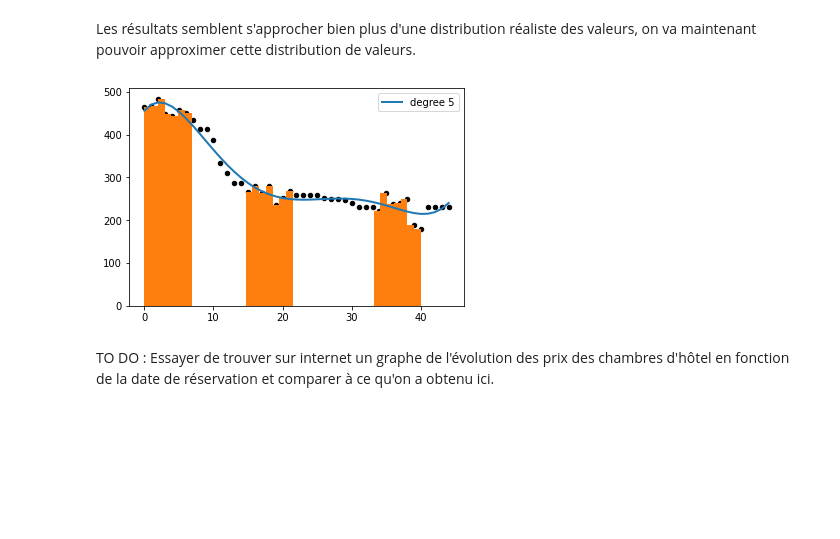
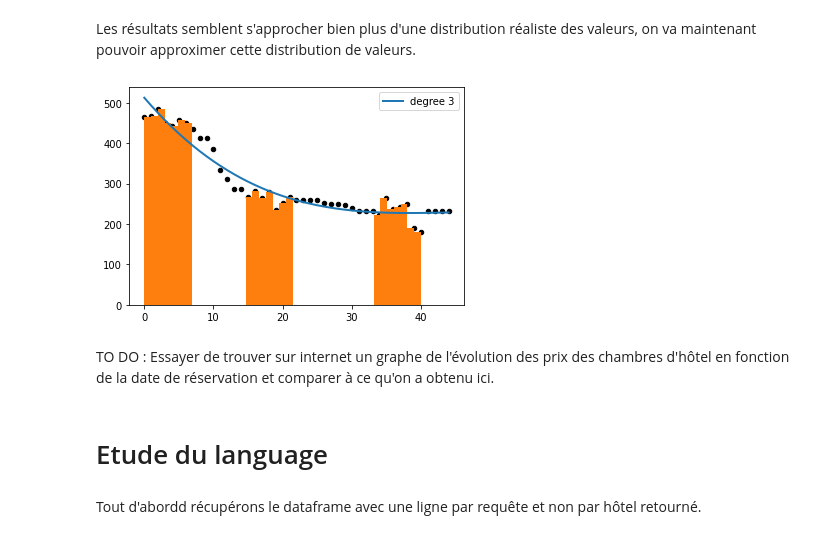
Before and after one commit to RemyLpr/defi_ia, a Jupyter notebook: analyse_explo/test_set_analysis.ipynb, the cells around one changed output. Cells and saved outputs as stored; diff of their text form; code cells hidden in the pictures; blank space fills up the shorter version.

```diff
--- a/analyse_explo/test_set_analysis.ipynb
+++ b/analyse_explo/test_set_analysis.ipynb
@@ -222,18 +226,22 @@ Les résultats semblent s'approcher bien plus d'une distribution réaliste des v
 # %%
 X = df_filled_knn["date"].values.reshape(-1, 1)
 y = df_filled_knn["nb_occ"].values.reshape(-1, 1)
 models = []
-for count, degree in enumerate([5]): # degré à chosir
+for count, degree in enumerate([3]): # degré à chosir
     model = make_pipeline(PolynomialFeatures(degree), Ridge(alpha=0.001))
     model.fit(X, y)
     models.append(model)
     y_pred = model.predict(X)
     plt.plot(X, y_pred, linewidth=2, label='degree %d' % degree)
 plt.legend(loc='upper right')
 plt.scatter(X, y, s=20, marker='o', label='training points', c = "black")
 plt.hist(df["date"], bins= 41) # attention au nombre de bins
 plt.show()
 # %% [output]
-[figure, old version]
+[figure, new version]
 # %% [markdown]
 TO DO : Essayer de trouver sur internet un graphe de l'évolution des prix des chambres d'hôtel en fonction de la date de réservation et comparer à ce qu'on a obtenu ici.
+# %% [markdown]
+# Etude du language
+# %% [markdown]
+Tout d'abordd récupérons le dataframe avec une ligne par requête et non par hôtel retourné.
```
Also changed, not shown: parts of 18 cells of this notebook.
